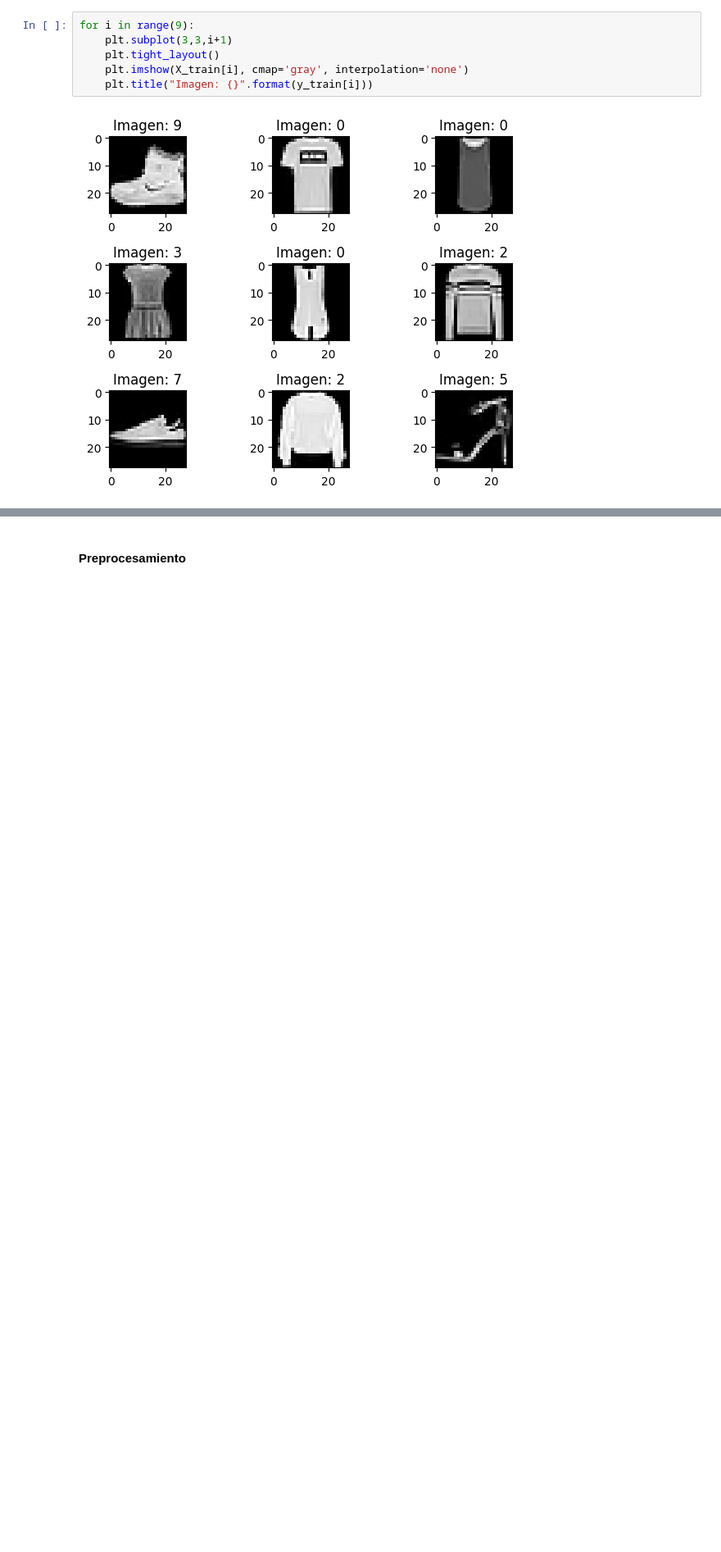
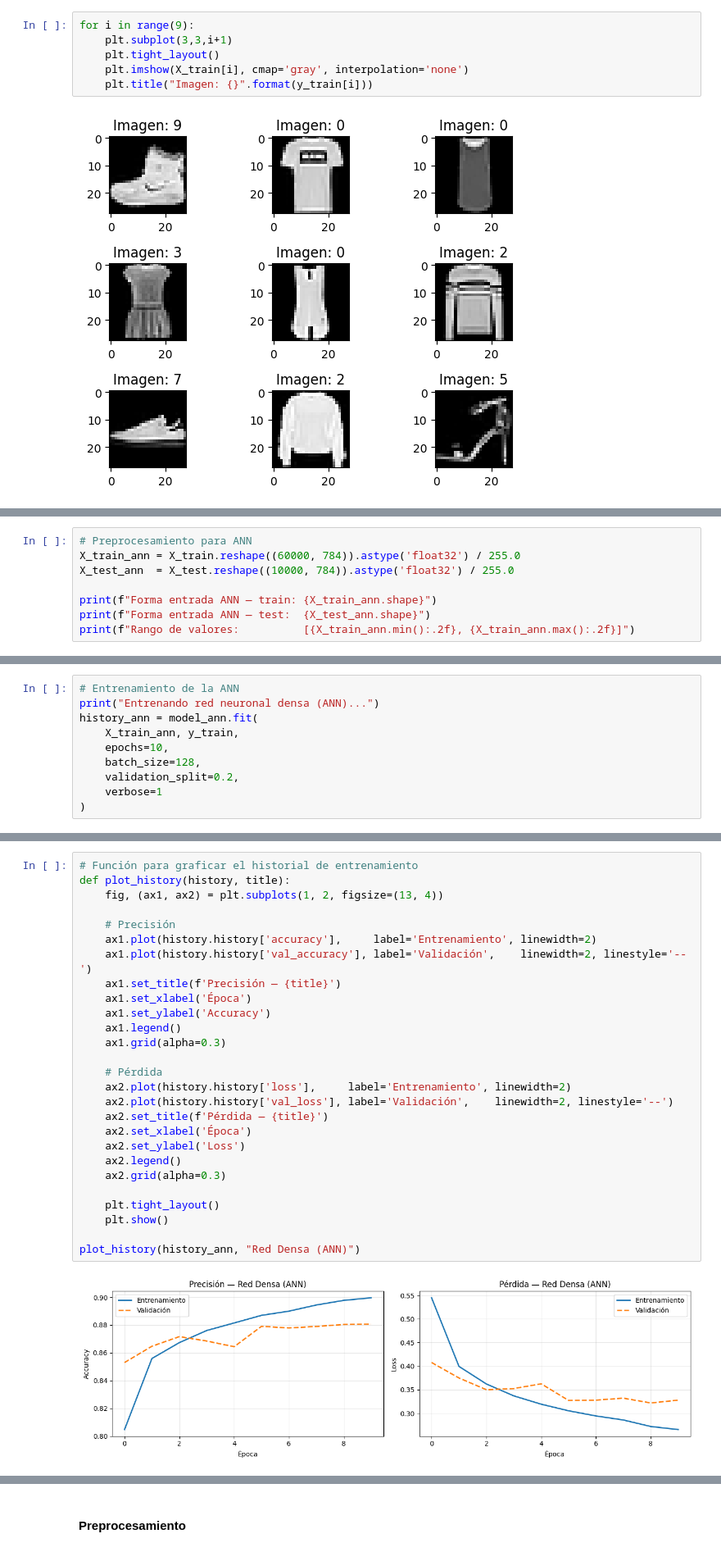
Before and after one commit to luisleonb/Proyecto_M8_ABP, a Jupyter notebook: Proyecto_Módulo_8_ABP.ipynb, the cells around one changed output, grey strips where cells are left out. Shown at 82% size. Drawn from its saved outputs; the diff is of its cells as text; blank space fills up the shorter version.

```diff
--- a/Proyecto_Módulo_8_ABP.ipynb
+++ b/Proyecto_Módulo_8_ABP.ipynb
@@ -77,0 +106,8 @@ for i in range(9):
+# %%
+# Preprocesamiento para ANN
+X_train_ann = X_train.reshape((60000, 784)).astype('float32') / 255.0
+X_test_ann  = X_test.reshape((10000, 784)).astype('float32') / 255.0
+
+print(f"Forma entrada ANN — train: {X_train_ann.shape}")
+print(f"Forma entrada ANN — test:  {X_test_ann.shape}")
+print(f"Rango de valores:          [{X_train_ann.min():.2f}, {X_train_ann.max():.2f}]")
@@ -77,0 +200,10 @@ for i in range(9):
+# %%
+# Entrenamiento de la ANN
+print("Entrenando red neuronal densa (ANN)...")
+history_ann = model_ann.fit(
+    X_train_ann, y_train,
+    epochs=10,
+    batch_size=128,
+    validation_split=0.2,
+    verbose=1
+)
@@ -77,0 +240,29 @@ for i in range(9):
+# %%
+# Función para graficar el historial de entrenamiento
+def plot_history(history, title):
+    fig, (ax1, ax2) = plt.subplots(1, 2, figsize=(13, 4))
+
+    # Precisión
+    ax1.plot(history.history['accuracy'],     label='Entrenamiento', linewidth=2)
+    ax1.plot(history.history['val_accuracy'], label='Validación',    linewidth=2, linestyle='--')
+    ax1.set_title(f'Precisión — {title}')
+    ax1.set_xlabel('Época')
+    ax1.set_ylabel('Accuracy')
+    ax1.legend()
+    ax1.grid(alpha=0.3)
+
+    # Pérdida
+    ax2.plot(history.history['loss'],     label='Entrenamiento', linewidth=2)
+    ax2.plot(history.history['val_loss'], label='Validación',    linewidth=2, linestyle='--')
+    ax2.set_title(f'Pérdida — {title}')
+    ax2.set_xlabel('Época')
+    ax2.set_ylabel('Loss')
+    ax2.legend()
+    ax2.grid(alpha=0.3)
+
+    plt.tight_layout()
+    plt.show()
+
+plot_history(history_ann, "Red Densa (ANN)")
+# %% [output]
+[figure, added]
```
Also changed, not shown: parts of 64 cells of this notebook.
